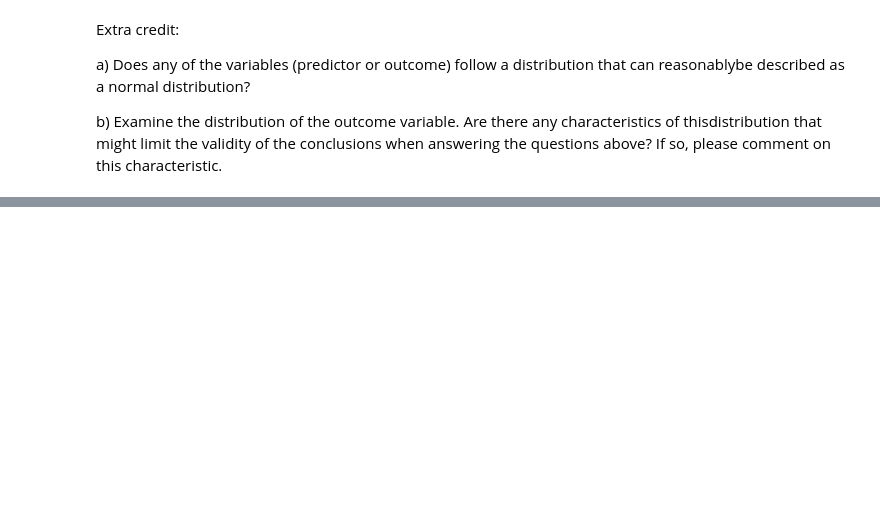
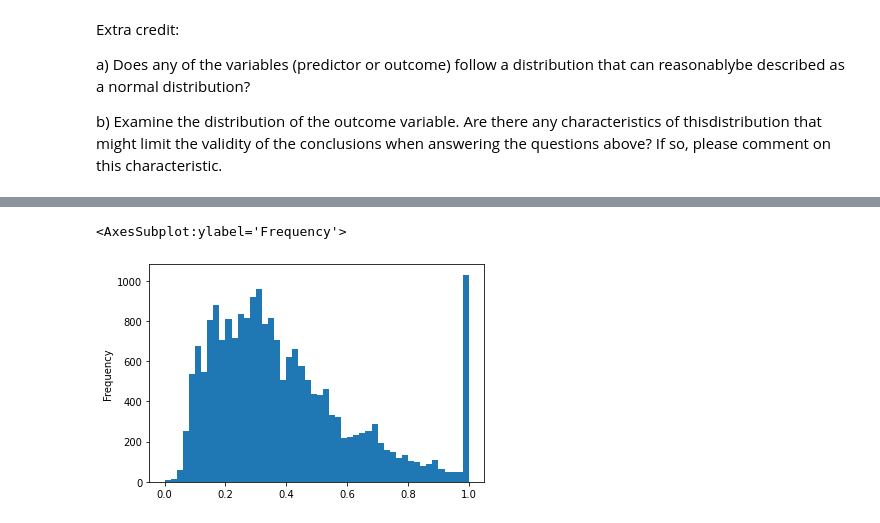
Before and after one commit to aragaomateus/fundamentalsOfML, a Jupyter notebook: HW1/Homework 1.ipynb, the cells around one changed output, grey strips where cells are left out. Cells and saved outputs as stored; diff of their text form; code cells hidden in the pictures; blank space fills up the shorter version.

```diff
--- a/HW1/Homework 1.ipynb
+++ b/HW1/Homework 1.ipynb
@@ -401,0 +487,6 @@ b) Examine the distribution of the outcome variable. Are there any characteristi
+# %%
+# Extra Credit B
+pd.Series(outcome).plot.hist(bins=50)
+# %% [output]
+<AxesSubplot:ylabel='Frequency'>
+[figure, added]
```
Also changed, not shown: parts of 23 cells of this notebook, 7 other files.
